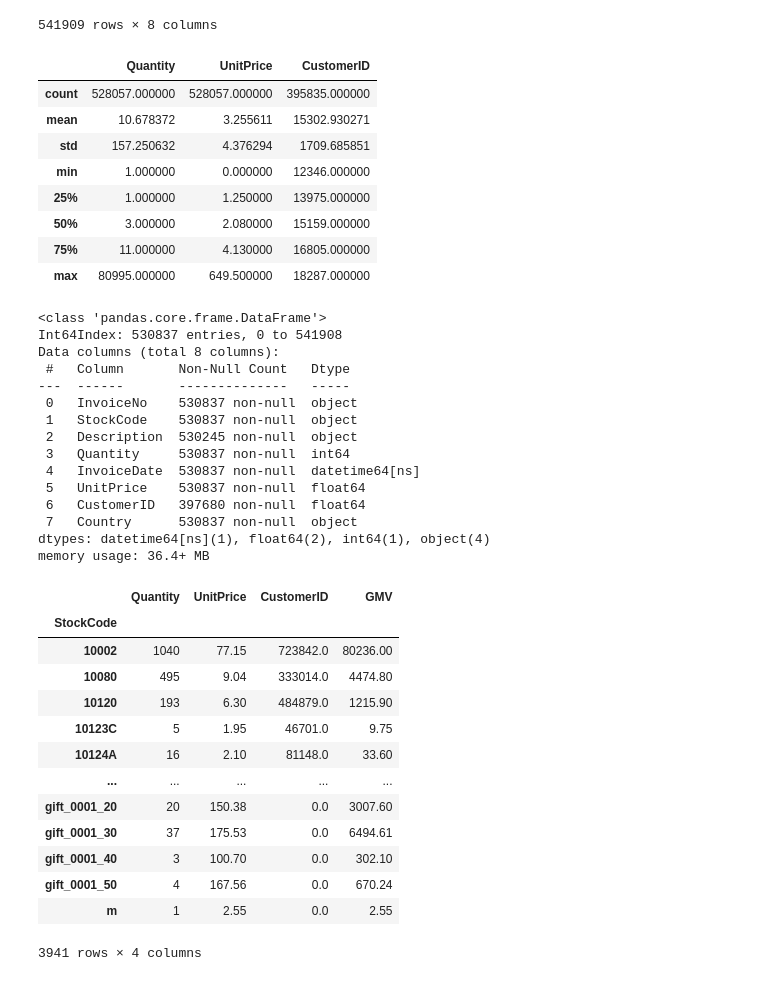
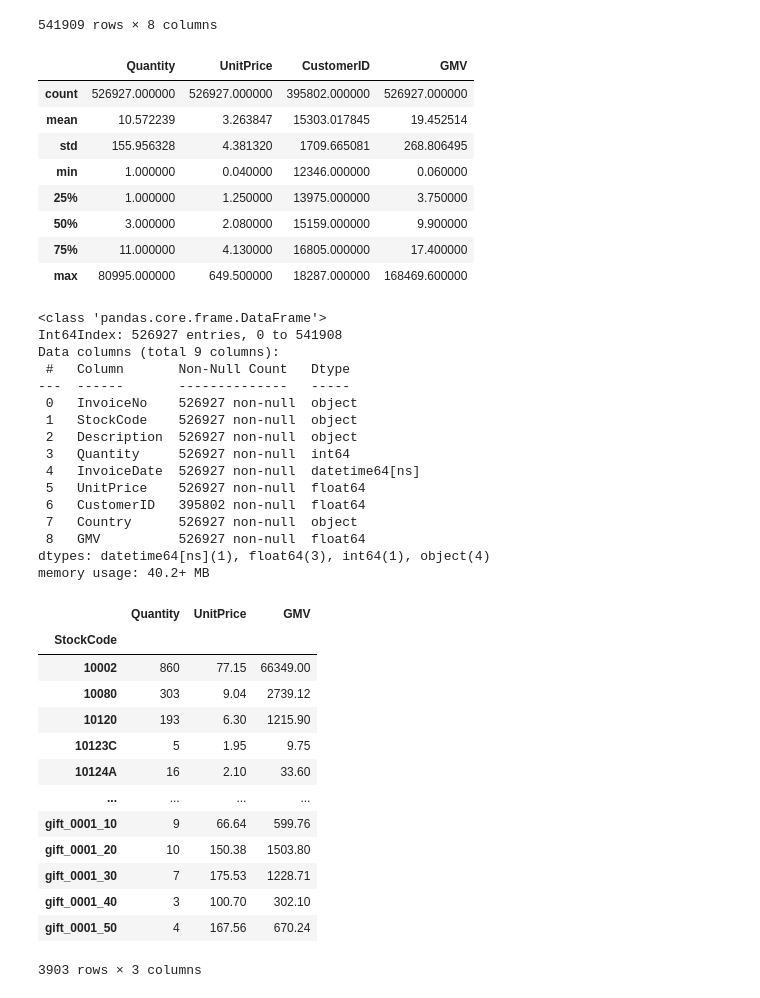
Before and after one commit to DafaWiratama/learning_journal, a Jupyter notebook: Phase 0/Week 3/day_5/notebook.ipynb, the cells around one changed output. Saved outputs shown, nothing was run; the diff lists cells and outputs as text; code cells hidden in the pictures.

```diff
--- a/Phase 0/Week 3/day_5/notebook.ipynb
+++ b/Phase 0/Week 3/day_5/notebook.ipynb
@@ -21,62 +21,64 @@ df
 # %%
 df["InvoiceDate"] = pd.to_datetime(df['InvoiceDate'])
 # %%
-df = df[df["UnitPrice"] >= 0]
-df = df[df["Quantity"] >= 0]
+df = df[df["UnitPrice"] > 0]
+df = df[df["Quantity"] > 0]
 df = df[df["Country"] != "Unspecified"]
 
 df = df[(df["StockCode"].str.len() == 6) | (df["StockCode"].str.len() == 5) | (df["StockCode"].str.contains("gift"))]
 df["GMV"] = df["Quantity"] * df["UnitPrice"]
-df.to_csv("ne.csv")
+# df.to_csv("new_data.csv")
 # %%
 df.describe()
 # %% [output]
-|  | Quantity | UnitPrice | CustomerID |
-| count | 528057.000000 | 528057.000000 | 395835.000000 |
-| mean | 10.678372 | 3.255611 | 15302.930271 |
-| std | 157.250632 | 4.376294 | 1709.685851 |
-| min | 1.000000 | 0.000000 | 12346.000000 |
-| 25% | 1.000000 | 1.250000 | 13975.000000 |
-| 50% | 3.000000 | 2.080000 | 15159.000000 |
-| 75% | 11.000000 | 4.130000 | 16805.000000 |
-| max | 80995.000000 | 649.500000 | 18287.000000 |
+|  | Quantity | UnitPrice | CustomerID | GMV |
+| count | 526927.000000 | 526927.000000 | 395802.000000 | 526927.000000 |
+| mean | 10.572239 | 3.263847 | 15303.017845 | 19.452514 |
+| std | 155.956328 | 4.381320 | 1709.665081 | 268.806495 |
+| min | 1.000000 | 0.040000 | 12346.000000 | 0.060000 |
+| 25% | 1.000000 | 1.250000 | 13975.000000 | 3.750000 |
+| 50% | 3.000000 | 2.080000 | 15159.000000 | 9.900000 |
+| 75% | 11.000000 | 4.130000 | 16805.000000 | 17.400000 |
+| max | 80995.000000 | 649.500000 | 18287.000000 | 168469.600000 |
 # %%
 df.info()
 # %% [output]
 <class 'pandas.core.frame.DataFrame'>
-Int64Index: 530837 entries, 0 to 541908
-Data columns (total 8 columns):
+Int64Index: 526927 entries, 0 to 541908
+Data columns (total 9 columns):
  #   Column       Non-Null Count   Dtype
 ---  ------       --------------   -----
- 0   InvoiceNo    530837 non-null  object
- 1   StockCode    530837 non-null  object
- 2   Description  530245 non-null  object
- 3   Quantity     530837 non-null  int64
- 4   InvoiceDate  530837 non-null  datetime64[ns]
- 5   UnitPrice    530837 non-null  float64
- 6   CustomerID   397680 non-null  float64
- 7   Country      530837 non-null  object
-dtypes: datetime64[ns](1), float64(2), int64(1), object(4)
-memory usage: 36.4+ MB
+ 0   InvoiceNo    526927 non-null  object
+ 1   StockCode    526927 non-null  object
+ 2   Description  526927 non-null  object
+ 3   Quantity     526927 non-null  int64
+ 4   InvoiceDate  526927 non-null  datetime64[ns]
+ 5   UnitPrice    526927 non-null  float64
+ 6   CustomerID   395802 non-null  float64
+ 7   Country      526927 non-null  object
+ 8   GMV          526927 non-null  float64
+dtypes: datetime64[ns](1), float64(3), int64(1), object(4)
+memory usage: 40.2+ MB
 # %%
 gmv = df.groupby("StockCode").sum()
+gmv = gmv.drop(columns=["CustomerID"])
 gmv["GMV"] = gmv["Quantity"] * gmv["UnitPrice"]
 gmv
 # %% [output]
-|  | Quantity | UnitPrice | CustomerID | GMV |
-| StockCode |  |  |  |  |
-| 10002 | 1040 | 77.15 | 723842.0 | 80236.00 |
-| 10080 | 495 | 9.04 | 333014.0 | 4474.80 |
-| 10120 | 193 | 6.30 | 484879.0 | 1215.90 |
-| 10123C | 5 | 1.95 | 46701.0 | 9.75 |
-| 10124A | 16 | 2.10 | 81148.0 | 33.60 |
-| ... | ... | ... | ... | ... |
-| gift_0001_20 | 20 | 150.38 | 0.0 | 3007.60 |
-| gift_0001_30 | 37 | 175.53 | 0.0 | 6494.61 |
-| gift_0001_40 | 3 | 100.70 | 0.0 | 302.10 |
-| gift_0001_50 | 4 | 167.56 | 0.0 | 670.24 |
-| m | 1 | 2.55 | 0.0 | 2.55 |
+|  | Quantity | UnitPrice | GMV |
+| StockCode |  |  |  |
+| 10002 | 860 | 77.15 | 66349.00 |
+| 10080 | 303 | 9.04 | 2739.12 |
+| 10120 | 193 | 6.30 | 1215.90 |
+| 10123C | 5 | 1.95 | 9.75 |
+| 10124A | 16 | 2.10 | 33.60 |
+| ... | ... | ... | ... |
+| gift_0001_10 | 9 | 66.64 | 599.76 |
+| gift_0001_20 | 10 | 150.38 | 1503.80 |
+| gift_0001_30 | 7 | 175.53 | 1228.71 |
+| gift_0001_40 | 3 | 100.70 | 302.10 |
+| gift_0001_50 | 4 | 167.56 | 670.24 |
-3941 rows × 4 columns
+3903 rows × 3 columns
 # %%
 df_country = df.groupby("Country").sum()[["GMV"]]
 df_country.sort_values("GMV", inplace=True)
```
Also changed, not shown: parts of 7 cells of this notebook.
